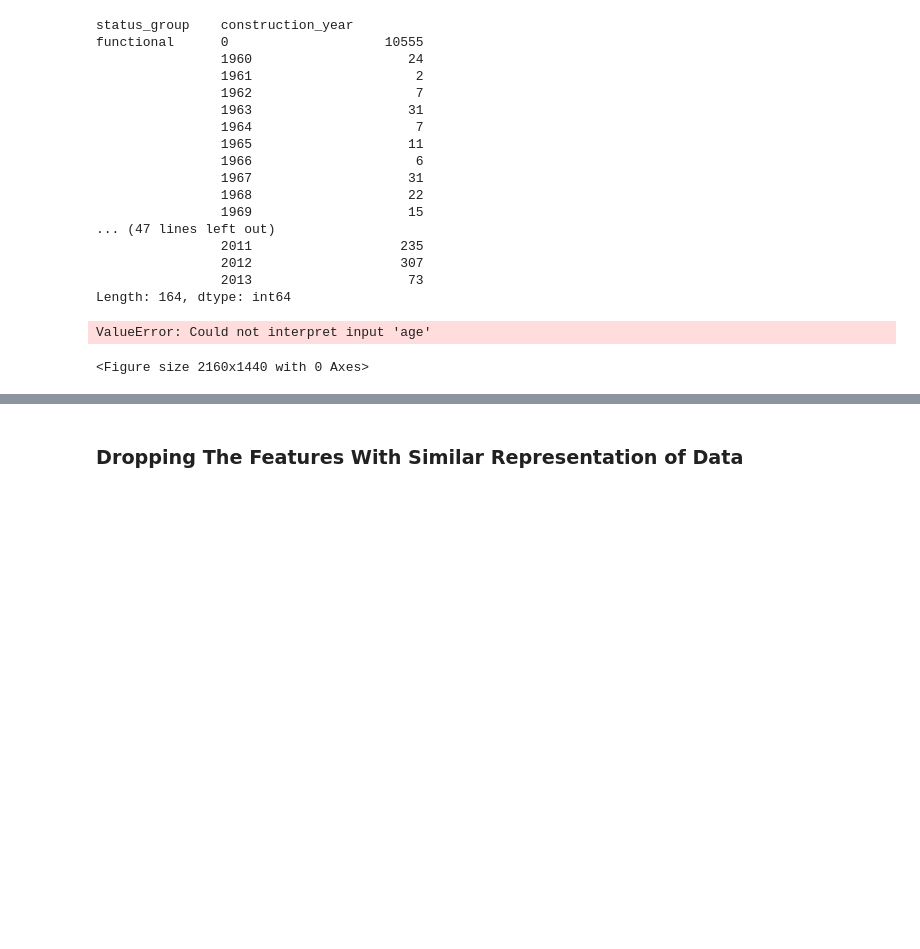
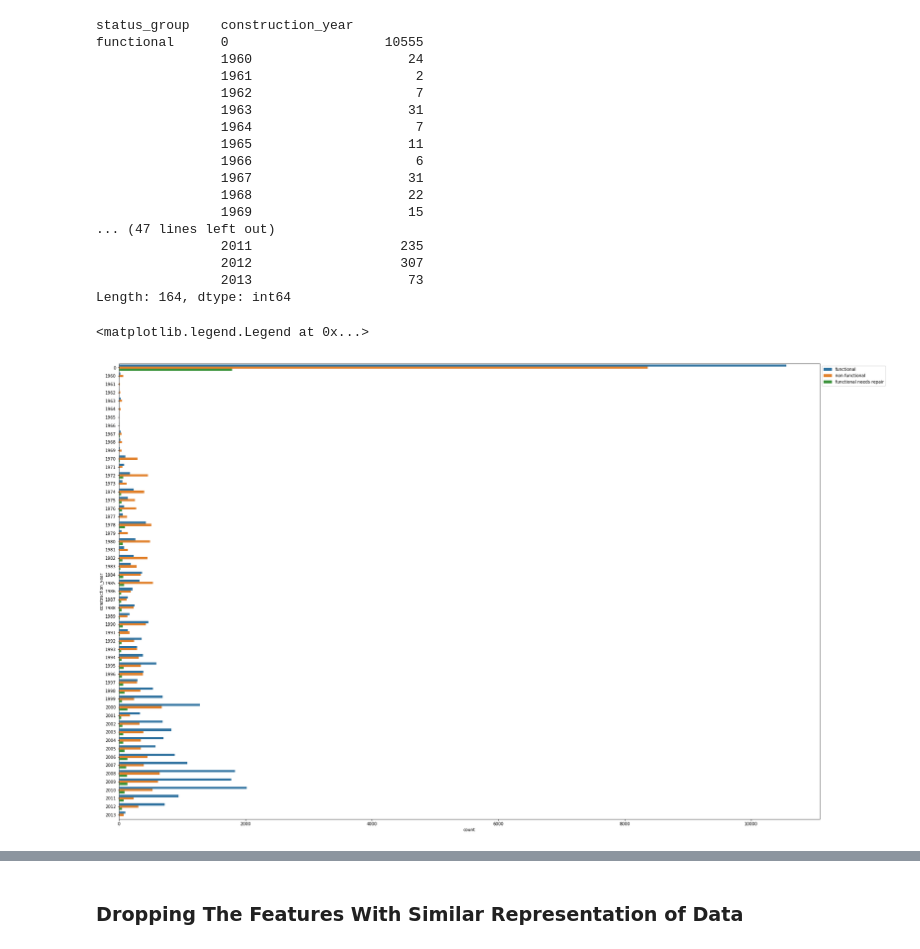
Before and after one commit to atalebizadeh/DS-Career-Track, a Jupyter notebook: Capstone Project 1/Water Pumps/Water Pumps - EDA - Cleaned.ipynb, the cells around one changed output, grey strips where cells are left out. Saved outputs shown, nothing was run; the diff lists cells and outputs as text; code cells hidden in the pictures; blank space fills up the shorter version.

```diff
--- a/Capstone Project 1/Water Pumps/Water Pumps - EDA - Cleaned.ipynb
+++ b/Capstone Project 1/Water Pumps/Water Pumps - EDA - Cleaned.ipynb
@@ -154,9 +154,9 @@ functional      0                    10555
 Length: 164, dtype: int64
 # %%
 plt.figure(figsize=(30, 20))
-sns.countplot(data=df,y='age',hue='status_group')
+sns.countplot(data=df,y='construction_year',hue='status_group')
 plt.legend(bbox_to_anchor=(1, 1), loc=2)
 # %% [output]
-ValueError: Could not interpret input 'age'
+<matplotlib.legend.Legend at 0x...>
-<Figure size 2160x1440 with 0 Axes>
+[figure, added]
 # %%
```
Also changed, not shown: parts of 60 cells of this notebook.
